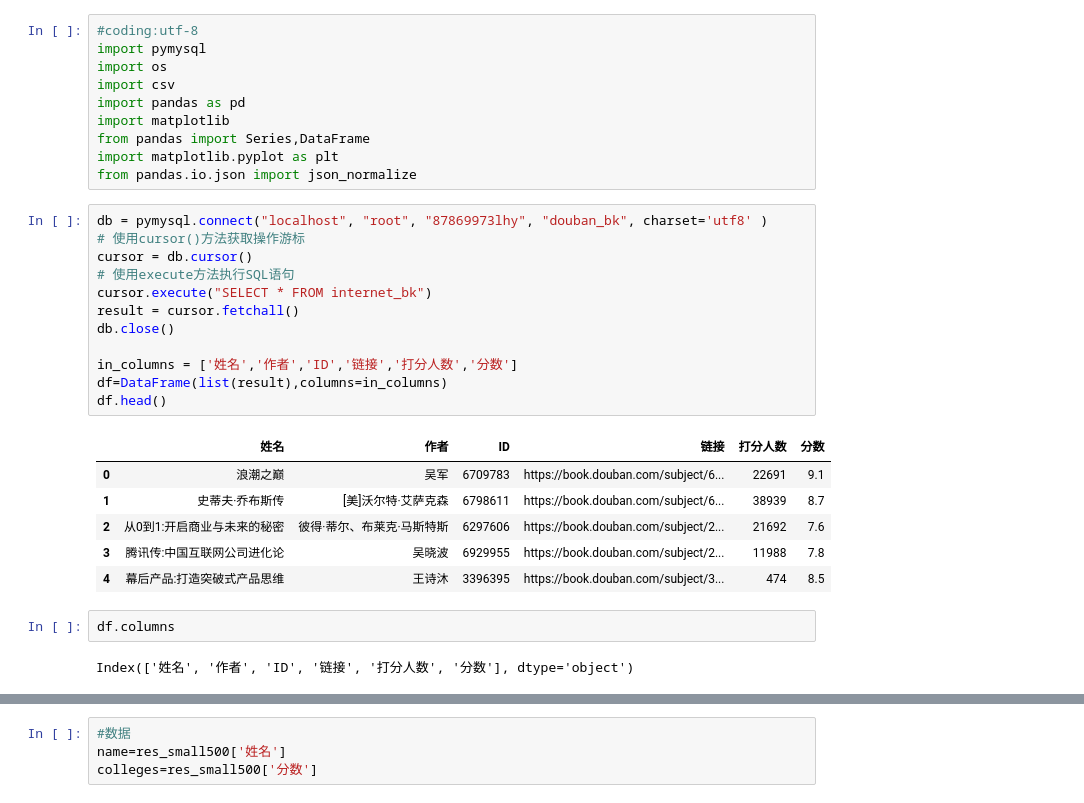
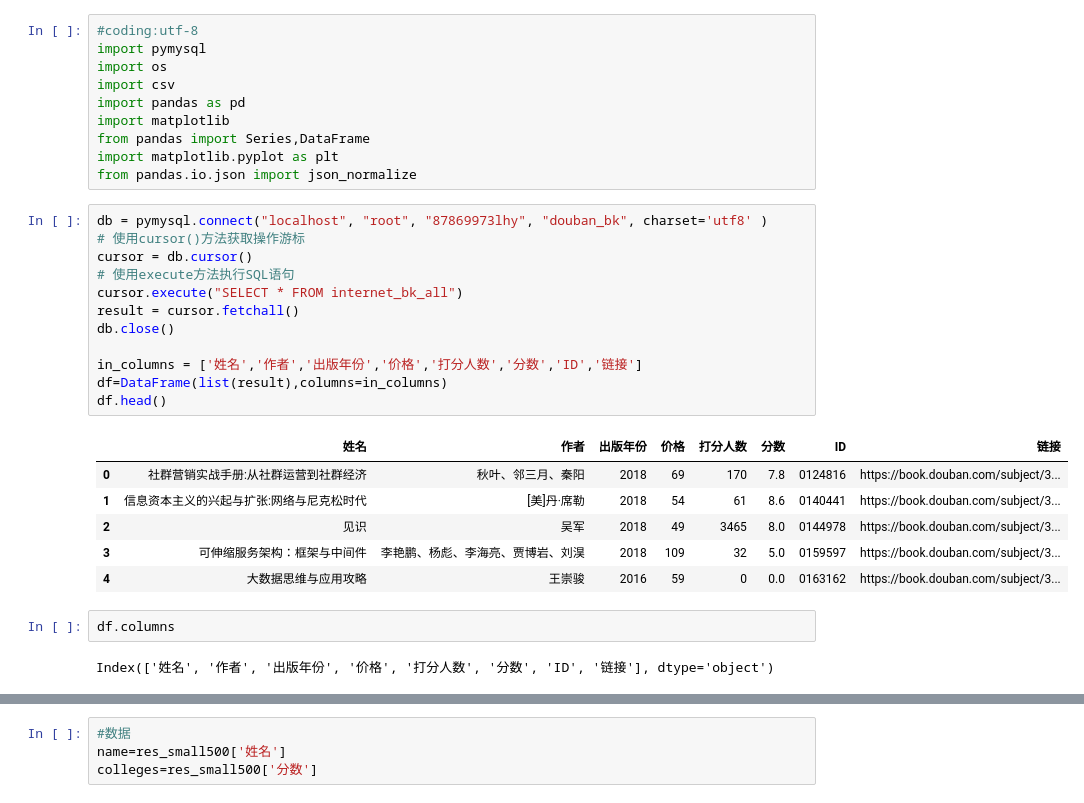
Before and after one commit to huiyanglu/My_Ideas, a Jupyter notebook: 20190823_douban_analysis/douban_analysis.ipynb, the cells around one changed output, grey strips where cells are left out. Saved outputs shown, nothing was run; the diff lists cells and outputs as text.

```diff
--- a/20190823_douban_analysis/douban_analysis.ipynb
+++ b/20190823_douban_analysis/douban_analysis.ipynb
@@ -11,26 +11,26 @@ from pandas.io.json import json_normalize
 # %%
 db = pymysql.connect("localhost", "root", "87869973lhy", "douban_bk", charset='utf8' )
 # 使用cursor()方法获取操作游标
 cursor = db.cursor()
 # 使用execute方法执行SQL语句
-cursor.execute("SELECT * FROM internet_bk")
+cursor.execute("SELECT * FROM internet_bk_all")
 result = cursor.fetchall()
 db.close()
 
-in_columns = ['姓名','作者','ID','链接','打分人数','分数']
+in_columns = ['姓名','作者','出版年份','价格','打分人数','分数','ID','链接']
 df=DataFrame(list(result),columns=in_columns)
 df.head()
 # %% [output]
-|  | 姓名 | 作者 | ID | 链接 | 打分人数 | 分数 |
-| 0 | 浪潮之巅 | 吴军 | 6709783 | https://book.douban.com/subject/6... | 22691 | 9.1 |
-| 1 | 史蒂夫·乔布斯传 | [美]沃尔特·艾萨克森 | 6798611 | https://book.douban.com/subject/6... | 38939 | 8.7 |
-| 2 | 从0到1:开启商业与未来的秘密 | 彼得·蒂尔、布莱克·马斯特斯 | 6297606 | https://book.douban.com/subject/2... | 21692 | 7.6 |
-| 3 | 腾讯传:中国互联网公司进化论 | 吴晓波 | 6929955 | https://book.douban.com/subject/2... | 11988 | 7.8 |
-| 4 | 幕后产品:打造突破式产品思维 | 王诗沐 | 3396395 | https://book.douban.com/subject/3... | 474 | 8.5 |
+|  | 姓名 | 作者 | 出版年份 | 价格 | 打分人数 | 分数 | ID | 链接 |
+| 0 | 社群营销实战手册:从社群运营到社群经济 | 秋叶、邻三月、秦阳 | 2018 | 69 | 170 | 7.8 | 0124816 | https://book.douban.com/subject/3... |
+| 1 | 信息资本主义的兴起与扩张:网络与尼克松时代 | [美]丹·席勒 | 2018 | 54 | 61 | 8.6 | 0140441 | https://book.douban.com/subject/3... |
+| 2 | 见识 | 吴军 | 2018 | 49 | 3465 | 8.0 | 0144978 | https://book.douban.com/subject/3... |
+| 3 | 可伸缩服务架构：框架与中间件 | 李艳鹏、杨彪、李海亮、贾博岩、刘淏 | 2018 | 109 | 32 | 5.0 | 0159597 | https://book.douban.com/subject/3... |
+| 4 | 大数据思维与应用攻略 | 王崇骏 | 2016 | 59 | 0 | 0.0 | 0163162 | https://book.douban.com/subject/3... |
 # %%
 df.columns
 # %% [output]
-Index(['姓名', '作者', 'ID', '链接', '打分人数', '分数'], dtype='object')
+Index(['姓名', '作者', '出版年份', '价格', '打分人数', '分数', 'ID', '链接'], dtype='object')
 # %%
 # 打分人数top10
 top10 = df.sort_values(by='打分人数',ascending=False)[:10]
```
Also changed, not shown: parts of 12 cells of this notebook, 2 other files.
